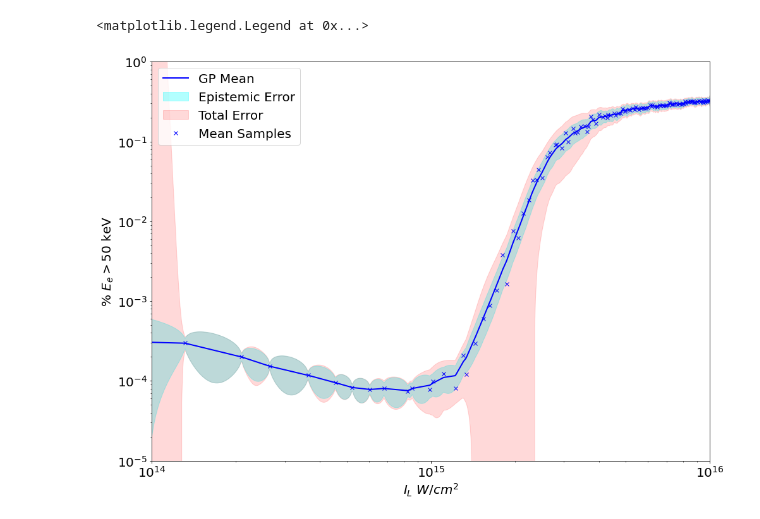
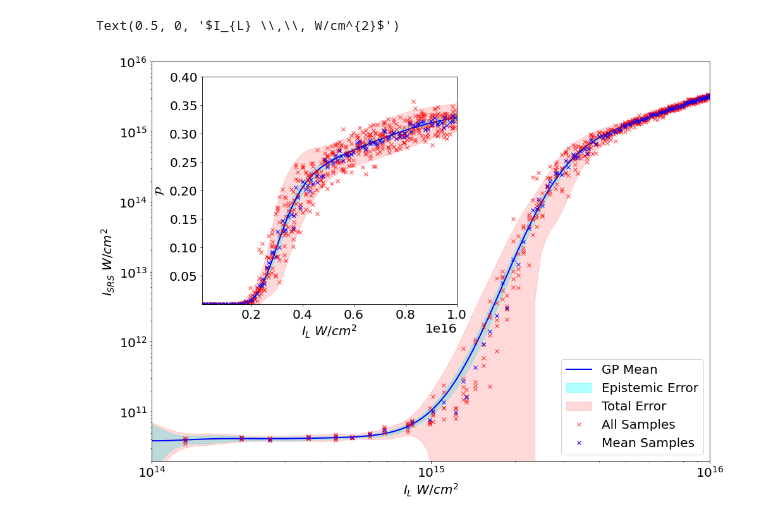
Before and after one commit to gosling123/epoch_surra, a Jupyter notebook: gp_scripts/gp_1D_test.ipynb, the cells around one changed output. Drawn from its saved outputs; the diff is of its cells as text; code cells hidden in the pictures.

```diff
--- a/gp_scripts/gp_1D_test.ipynb
+++ b/gp_scripts/gp_1D_test.ipynb
@@ -9,7 +9,7 @@ output_type = 'P'
 # %%
 gp = LPI_GP_1D(input_file = input_file, input_type = input_type,\
            output_file = output_file, output_type = output_type,\
-           var_file = var_file, train_frac=0.001)
+           var_file = var_file, train_frac=0.2)
 # %%
 gp.set_training_data()
 # %%
@@ -33,5 +33,5 @@ l =  20.18581630195559 var =  4.074671797762959
 # %%
-X_star = np.geomspace(1e14, 1e17, 1000)[:,None]
+X_star = np.geomspace(1e14, 1e16, 100)[:,None]
 
 
 Y_star, V_epi, V_noise = gp.GP_predict(X_star, get_var=True)
@@ -59,25 +59,39 @@ if output_type == 'E':
 # %%
 plt.rcParams["figure.figsize"] = [14, 10]
 
 error_epi = 2.0*np.sqrt(V_epi)
 error_tot = 2.0*np.sqrt(V_epi + V_noise)
 
 Y_s = Y_star.flatten()
 X_s = X_star.flatten()
 
-plt.loglog(X_s, Y_s, color = 'blue', label = 'GP Mean')
-plt.fill_between(X_s, (Y_s-error_epi), (Y_s+error_epi), alpha = 0.3, color = 'cyan', label = 'Epistemic Error')
-plt.fill_between(X_s, (Y_s-error_tot), (Y_s+error_tot), alpha = 0.15, color = 'red', label = 'Total Error')
-# plt.plot(X_all, Y_all, 'kx', color = 'red', label = 'All Samples', alpha = 0.8)
-plt.plot(X, Y, 'kx', color = 'blue', label = 'Mean Samples')
-plt.xlim(1e14, 1e16)
-if output_type == 'T':
-    plt.ylim(4, 25)
-else:
-    plt.ylim(1e-5, 1e0)
-plt.ylabel(r'$\% \,\, E_{e} > 50$ keV')
-plt.xlabel(r'$I_{L} \,\, W/cm^{2}$')
-plt.legend(loc = 0)
+fig, ax1 = plt.subplots()
+ax1.loglog(X_s, Y_s*X_s, color = 'blue', label = 'GP Mean')
+ax1.fill_between(X_s, (Y_s-error_epi)*X_s, (Y_s+error_epi)*X_s, alpha = 0.3, color = 'cyan', label = 'Epistemic Error')
+ax1.fill_between(X_s, (Y_s-error_tot)*X_s, (Y_s+error_tot)*X_s, alpha = 0.15, color = 'red', label = 'Total Error')
+ax1.plot(X_all, Y_all*X_all, 'kx', color = 'red', label = 'All Samples', alpha = 0.8)
+ax1.plot(X, Y*X, 'kx', color = 'blue', label = 'Mean Samples')
+ax1.set_xlim(1e14, 1e16)
+
+ax1.set_ylim(2e10, 1e16)
+ax1.set_ylabel(r'$I_{SRS} \,\, W/cm^{2}$')
+ax1.set_xlabel(r'$I_{L} \,\, W/cm^{2}$')
+ax1.legend(loc = 'lower right')
+
+
+l, b, h, w = .17, .44, .5, .4
+ax2 = fig.add_axes([l, b, w, h])
+
+ax2.plot(X_s, Y_s, color = 'blue', label = 'GP Mean')
+ax2.fill_between(X_s, (Y_s-error_epi), (Y_s+error_epi), alpha = 0.3, color = 'cyan', label = 'Epistemic Error')
+ax2.fill_between(X_s, (Y_s-error_tot), (Y_s+error_tot), alpha = 0.15, color = 'red', label = 'Total Error')
+ax2.plot(X_all, Y_all, 'kx', color = 'red', label = 'All Samples', alpha = 0.8)
+ax2.plot(X, Y, 'kx', color = 'blue', label = 'Mean Samples')
+ax2.set_xlim(1e14, 1e16)
+
+ax2.set_ylim(5e-5, 0.4)
+ax2.set_ylabel(r'$\mathcal{P}$')
+ax2.set_xlabel(r'$I_{L} \,\, W/cm^{2}$')
 # %% [output]
-<matplotlib.legend.Legend at 0x...>
+Text(0.5, 0, '$I_{L} \\,\\, W/cm^{2}$')
-[figure, old version]
+[figure, new version]
```
Also changed, not shown: parts of 5 cells of this notebook, 31 other files.
